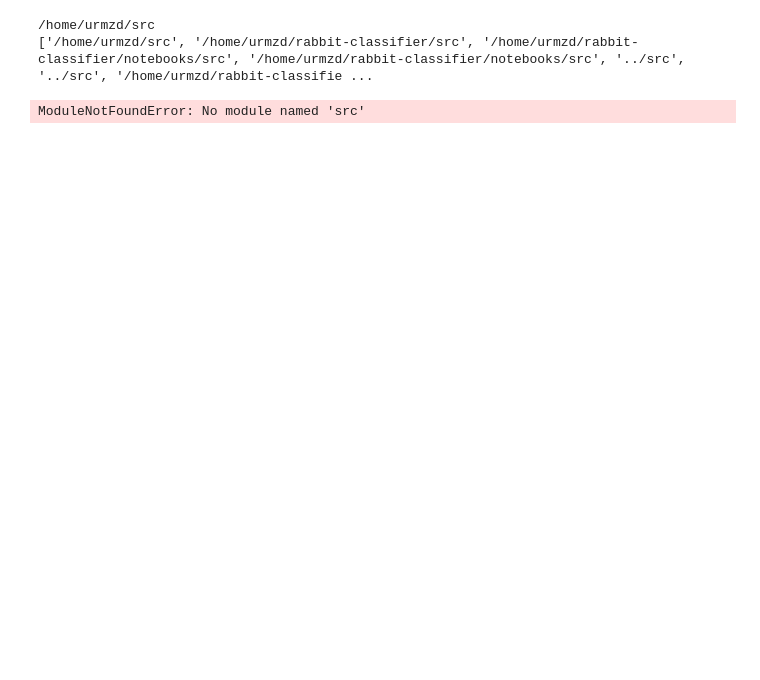
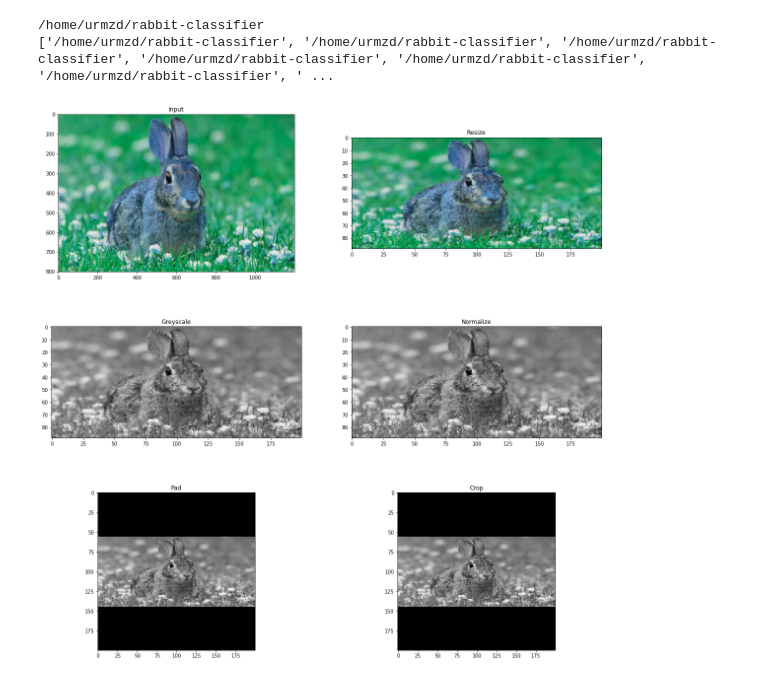
Before and after one commit to urmzd/lepus-classifier, a Jupyter notebook: notebooks/data_processing.ipynb, the cells around one changed output. Saved outputs shown, nothing was run; the diff lists cells and outputs as text; code cells hidden in the pictures; blank space fills up the shorter version.

```diff
--- a/notebooks/data_processing.ipynb
+++ b/notebooks/data_processing.ipynb
@@ -1,21 +1,45 @@
 # %%
 import sys
 import os
 import pathlib
+import matplotlib.pyplot as plt
 
 cwd = pathlib.Path(os.getcwd()).parent
 src_path = cwd
 print(src_path)
 sys.path.insert(0, str(src_path))
 print(sys.path)
 
 from pathlib import Path
 from src.data.data_extractor import get_image
+import src.data.data_processing as transformer
 
 single_image_path = Path("/tmp/images/1200-547226928-eastern-cottontail-sitting-in-flower-garden.jpg.png")
 
+fig, ax = plt.subplots(3, 2, figsize=(20, 20))
+
 image = get_image(single_image_path)
+p1 = transformer.resize_image(image, 200, 200)
+p2 = transformer.change_image_to_greyscale(p1)
+p3 = transformer.normalize_image(p2)
+p4 = transformer.pad_image(p3, 200, 200)
+p5 = transformer.crop_image(p4, 200, 200)
+
+ax[0, 0].imshow(image)
+ax[0, 0].set_title("Input")
+ax[0, 1].imshow(p1)
+ax[0, 1].set_title("Resize")
+ax[1, 0].imshow(p2, cmap="gray")
+ax[1,0].set_title("Greyscale")
+ax[1, 1].imshow(p3, cmap="gray")
+ax[1, 1].set_title("Normalize")
+ax[2, 0].imshow(p4, cmap="gray")
+ax[2, 0].set_title("Pad")
+ax[2, 1].imshow(p5, cmap="gray")
+ax[2, 1].set_title("Crop")
+
+fig.savefig("processed_image.png")
 # %% [output]
-/home/urmzd/src
-['/home/urmzd/src', '/home/urmzd/rabbit-classifier/src', '/home/urmzd/rabbit-classifier/notebooks/src', '/home/urmzd/rabbit-classifier/notebooks/src', '../src', '../src', '/home/urmzd/rabbit-classifie ...
+/home/urmzd/rabbit-classifier
+['/home/urmzd/rabbit-classifier', '/home/urmzd/rabbit-classifier', '/home/urmzd/rabbit-classifier', '/home/urmzd/rabbit-classifier', '/home/urmzd/rabbit-classifier', '/home/urmzd/rabbit-classifier', ' ...
-ModuleNotFoundError: No module named 'src'
+[figure, added]
```
